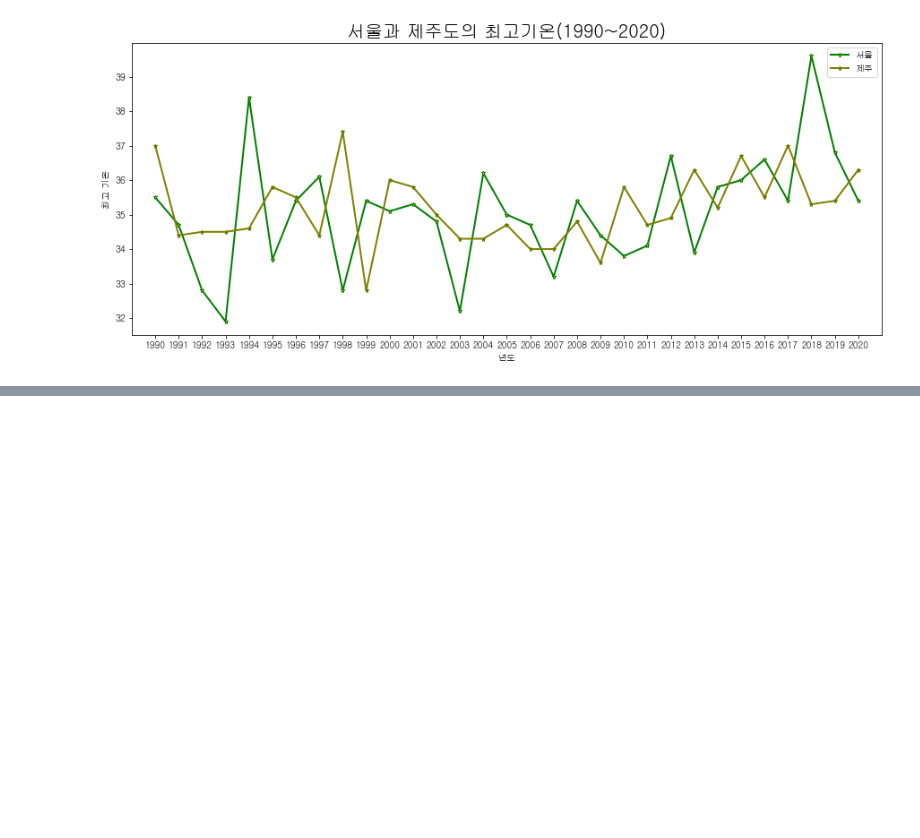
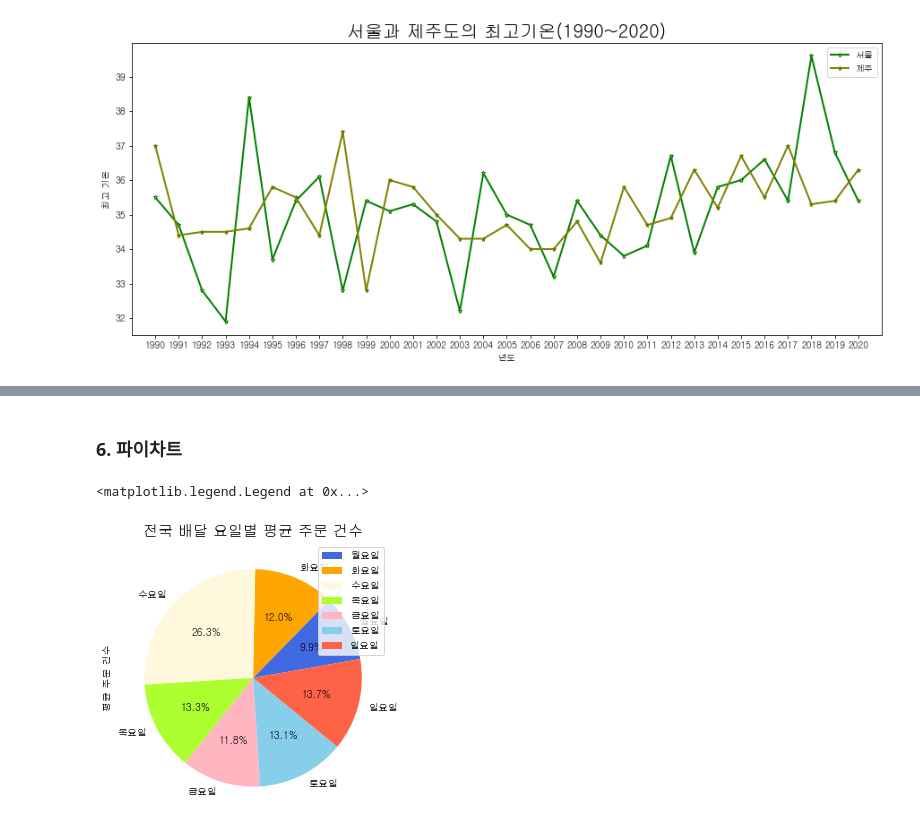
Before and after one commit to Dev-james1112/AI_Python, a Jupyter notebook: w4/w4_matplotlib_class.ipynb, the cells around one changed output, grey strips where cells are left out. Cells and saved outputs as stored; diff of their text form; code cells hidden in the pictures; blank space fills up the shorter version.

```diff
--- a/w4/w4_matplotlib_class.ipynb
+++ b/w4/w4_matplotlib_class.ipynb
@@ -114,0 +147,12 @@ ax.set_xlim(-1,31)
+# %% [markdown]
+### 6. 파이차트
+# %%
+df = pd.read_csv('전국 요일별 배달 현황.csv', index_col = 0)
+df_num = df.loc['평균 주문 건수']
+
+df_num.plot(kind='pie', figsize=(10,5), autopct='%1.1f%%', startangle=10, colors=['royalblue','orange','cornsilk','greenyellow','lightpink','skyblue','tomato'])
+plt.title('전국 배달 요일별 평균 주문 건수', size=15)
+plt.legend(labels=df_num.index, loc='upper right')
+# %% [output]
+<matplotlib.legend.Legend at 0x...>
+[figure, added]
```
Also changed, not shown: parts of 4 cells of this notebook, 2 other files.
